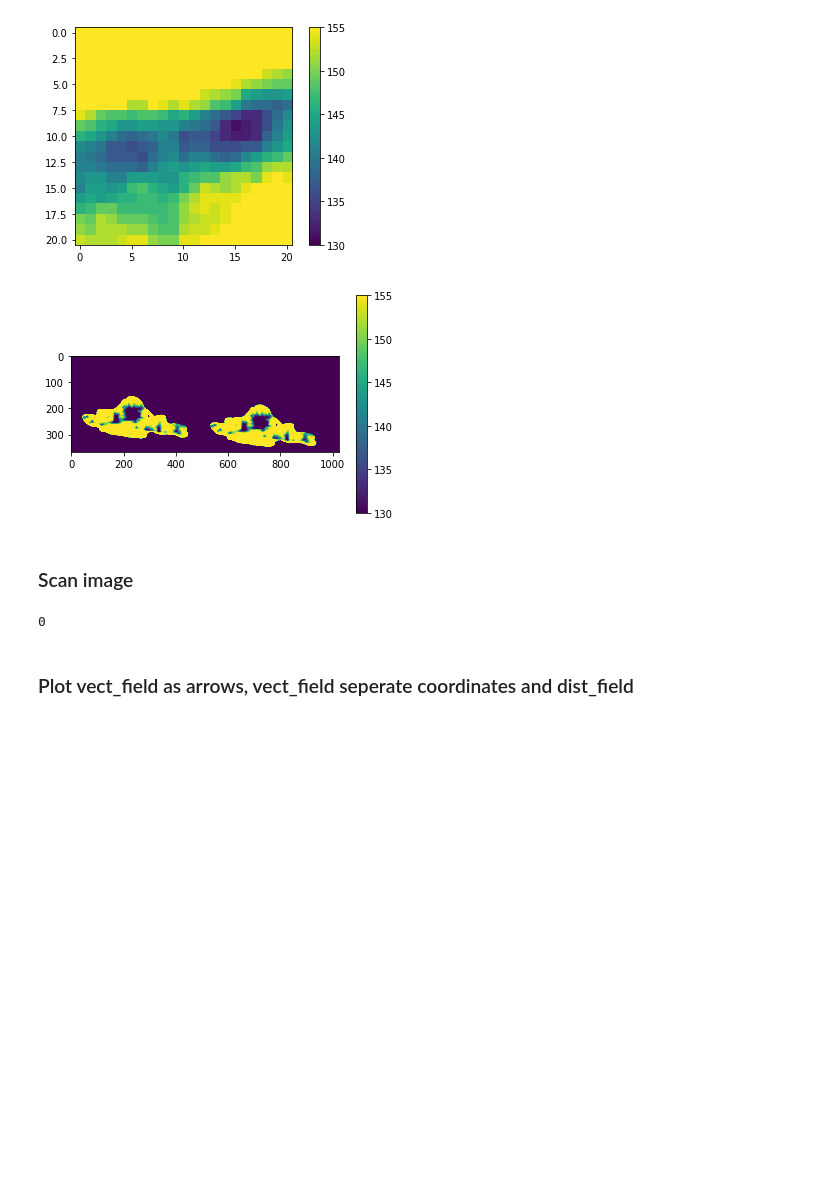
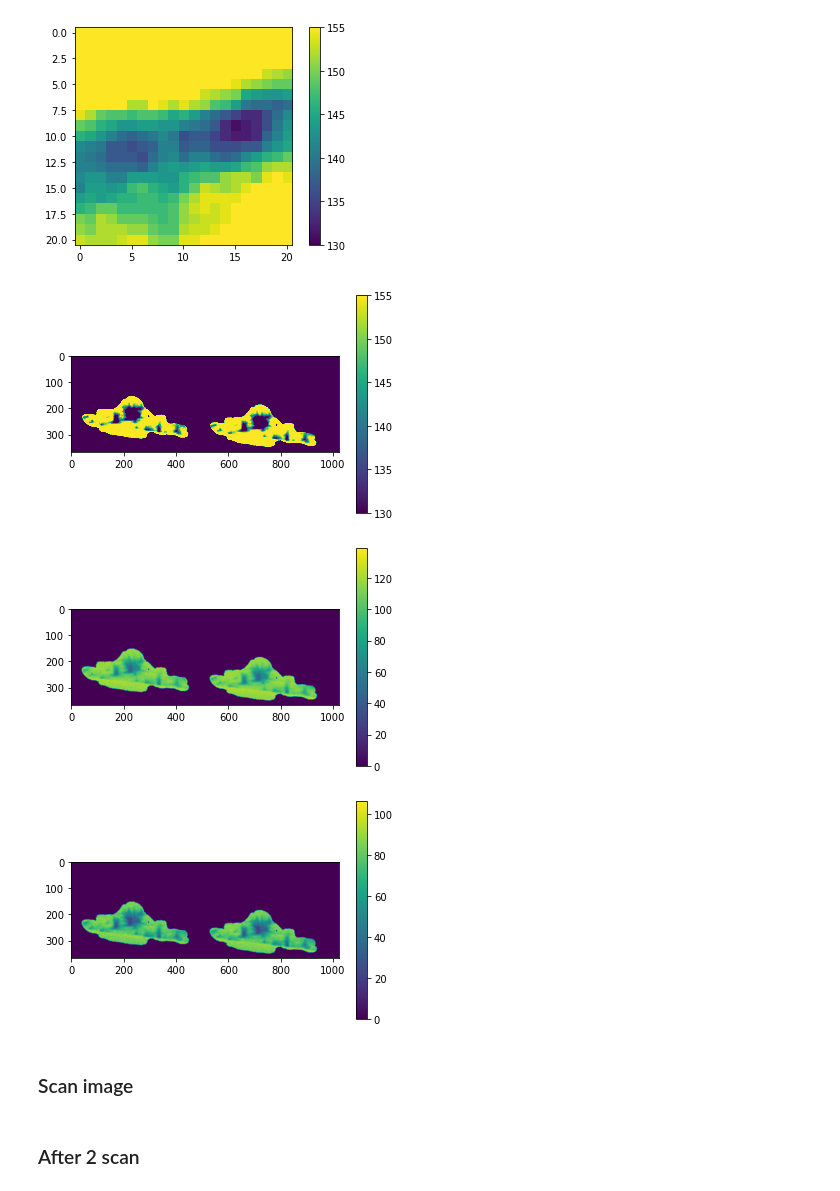
Before and after one commit to decarpentierg/patchmatch, a Jupyter notebook: test.ipynb, the cells around one changed output. Saved outputs shown, nothing was run; the diff lists cells and outputs as text; code cells hidden in the pictures; blank space fills up the shorter version.

Commit message:
Nouvelle fonction de vect_field, test affiné et convergence de l'algorithme dans le notebook

```diff
--- a/test.ipynb
+++ b/test.ipynb
@@ -33,16 +33,20 @@ plt.colorbar()
 # %%
 plt.imshow(im[..., 0] * gt, vmin=130, vmax=155)
 plt.colorbar()
 plt.show()
+plt.imshow(im[..., 1] * gt)
+plt.colorbar()
+plt.show()
+plt.imshow(im[..., 2] * gt)
+plt.colorbar()
+plt.show()
 # %% [output]
-[figure, old version]
+[figure, new version]
+[figure, added]
+[figure, added]
 # %% [markdown]
 ### Scan image
 # %%
 a.iterate()
-# %%
-a.cnt
-# %% [output]
-0
 # %% [markdown]
-### Plot vect_field as arrows, vect_field seperate coordinates and dist_field
+### After 2 scan
```
Also changed, not shown: parts of 13 cells of this notebook.
